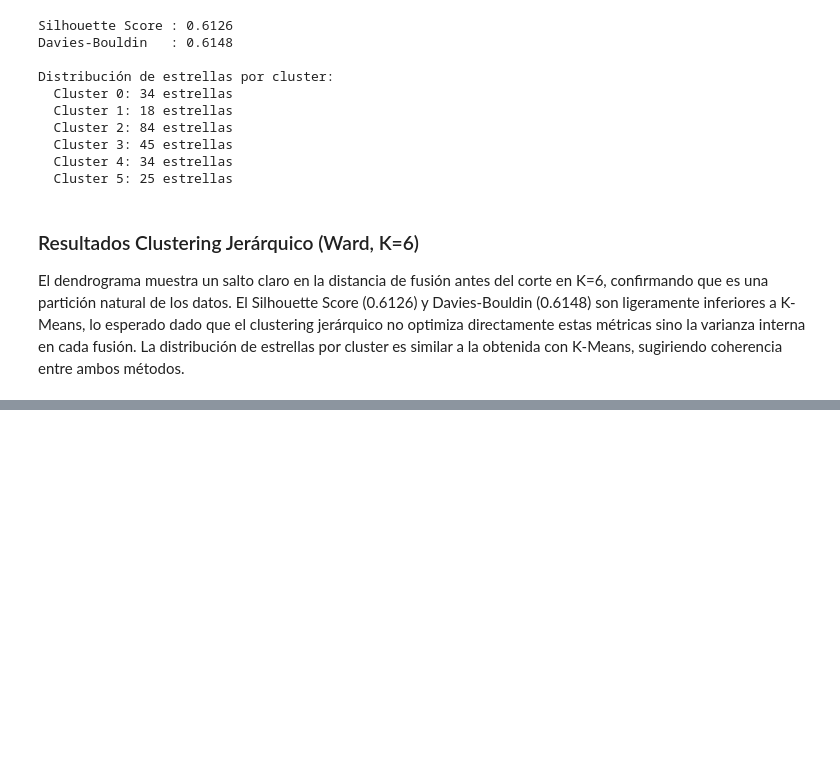
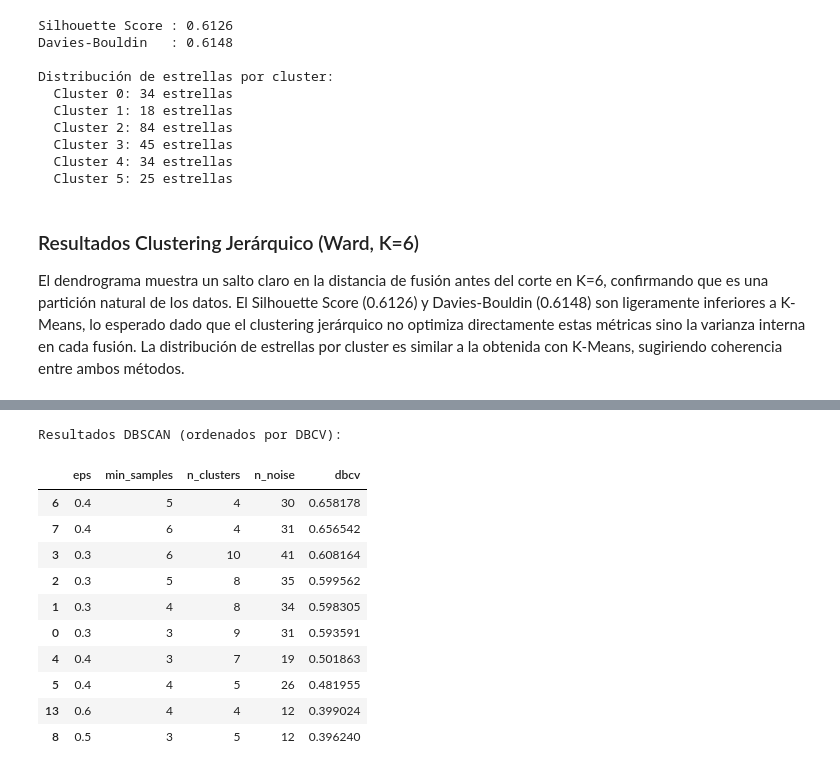
Before and after one commit to 100524500/Aprendizaje_Automatico_Clusters, a Jupyter notebook: notebooks/practica2.ipynb, the cells around one changed output, grey strips where cells are left out. Drawn from its saved outputs; the diff is of its cells as text; code cells hidden in the pictures; blank space fills up the shorter version.

```diff
--- a/notebooks/practica2.ipynb
+++ b/notebooks/practica2.ipynb
@@ -580,0 +630,54 @@ con K-Means, sugiriendo coherencia entre ambos métodos.
+# %%
+# ============================================================
+# DBSCAN — BÚSQUEDA DE HIPERPARÁMETROS CON DBCV
+# ============================================================
+
+from hdbscan.validity import validity_index
+
+eps_values = [0.3, 0.4, 0.5, 0.6, 0.7, 0.8, 0.9, 1.0]
+min_samples_values = [3, 4, 5, 6]
+
+resultados_dbscan = []
+
+for eps in eps_values:
+    for ms in min_samples_values:
+        db = DBSCAN(eps=eps, min_samples=ms)
+        labels = db.fit_predict(X_pca)
+
+        n_clusters = len(set(labels)) - (1 if -1 in labels else 0)
+        n_noise = np.sum(labels == -1)
+
+        # DBCV solo tiene sentido si hay al menos 2 clusters
+        if n_clusters >= 2:
+            try:
+                dbcv = validity_index(X_pca.astype(np.float64), labels)
+            except:
+                dbcv = np.nan
+        else:
+            dbcv = np.nan
+
+        resultados_dbscan.append({
+            'eps': eps,
+            'min_samples': ms,
+            'n_clusters': n_clusters,
+            'n_noise': n_noise,
+            'dbcv': dbcv
+        })
+
+df_resultados = pd.DataFrame(resultados_dbscan)
+
+print("Resultados DBSCAN (ordenados por DBCV):")
+display(df_resultados.dropna().sort_values('dbcv', ascending=False).head(10))
+# %% [output]
+Resultados DBSCAN (ordenados por DBCV):
+|  | eps | min_samples | n_clusters | n_noise | dbcv |
+| 6 | 0.4 | 5 | 4 | 30 | 0.658178 |
+| 7 | 0.4 | 6 | 4 | 31 | 0.656542 |
+| 3 | 0.3 | 6 | 10 | 41 | 0.608164 |
+| 2 | 0.3 | 5 | 8 | 35 | 0.599562 |
+| 1 | 0.3 | 4 | 8 | 34 | 0.598305 |
+| 0 | 0.3 | 3 | 9 | 31 | 0.593591 |
+| 4 | 0.4 | 3 | 7 | 19 | 0.501863 |
+| 5 | 0.4 | 4 | 5 | 26 | 0.481955 |
+| 13 | 0.6 | 4 | 4 | 12 | 0.399024 |
+| 8 | 0.5 | 3 | 5 | 12 | 0.396240 |
```
Also changed, not shown: parts of 5 cells of this notebook.
